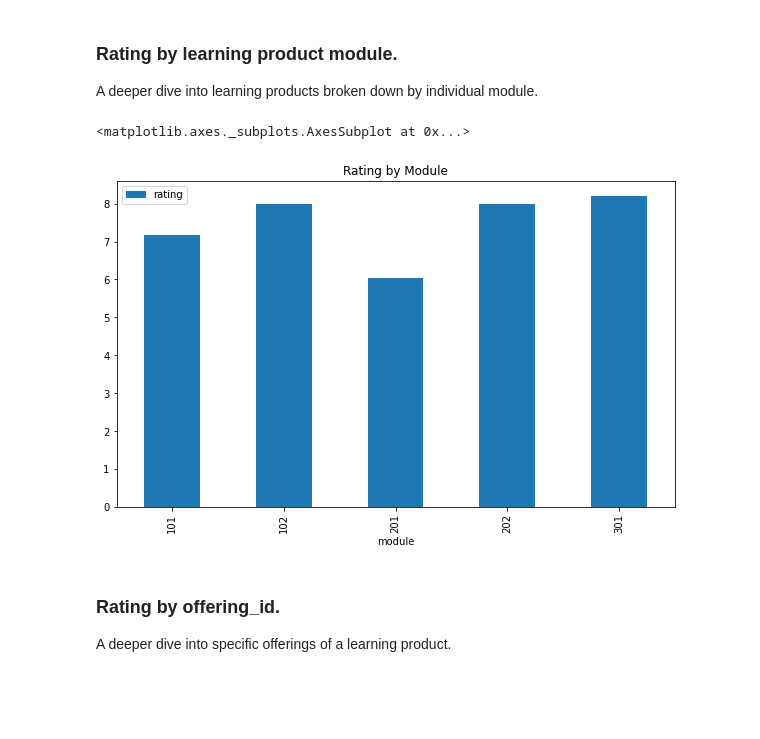
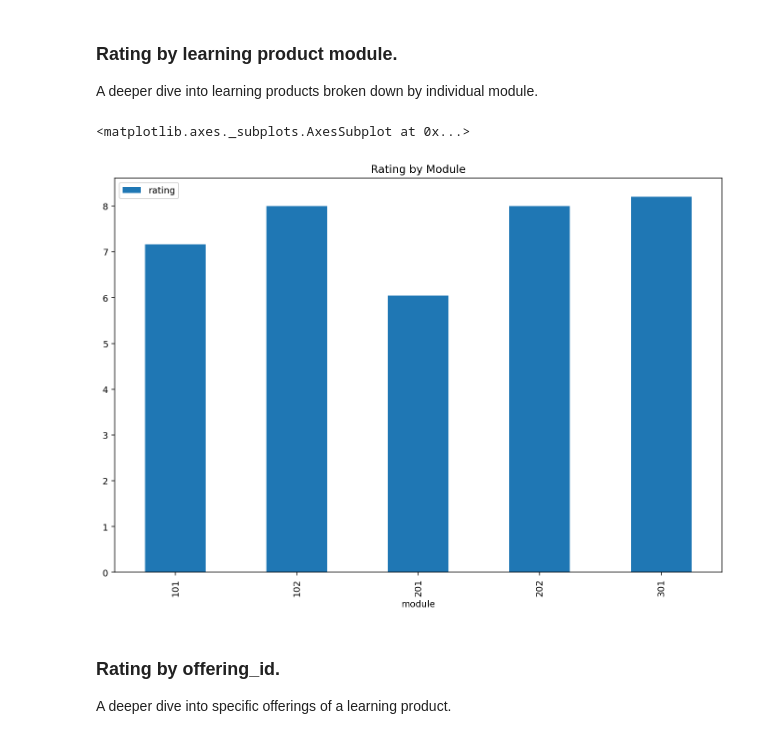
Before and after one commit to ToferC/learner_models, a Jupyter notebook: Evals_analysis.ipynb, the cells around one changed output. Saved outputs shown, nothing was run; the diff lists cells and outputs as text; code cells hidden in the pictures; blank space fills up the shorter version.

```diff
--- a/Evals_analysis.ipynb
+++ b/Evals_analysis.ipynb
@@ -21,6 +21,9 @@ seven_grad=["darkred", "orange", "gold", "dodgerblue", "royalblue", "green", "fo
 seven_diff=["brown", "green", "dodgerblue", "gold", "royalblue", "orange", "forestgreen"]
 
 fsize=(12,8)
+# %%
+# Set DPI for plots
+plt.rcParams["figure.dpi"] = 140
 # %%
 df.columns
 # %% [output]
@@ -118,10 +121,10 @@ rating_offering.groupby("learning_product").agg("mean").plot(kind="bar", title="
 A deeper dive into learning products broken down by individual module.
 # %%
 module_rating = df[["module", "rating"]]
-module_rating.groupby("module").agg("mean").plot(kind="bar", title="Rating by Module", figsize=(10,6))
+module_rating.groupby("module").agg("mean").plot(kind="bar", ax=plt.gca(), title="Rating by Module", figsize=fsize)
 # %% [output]
 <matplotlib.axes._subplots.AxesSubplot at 0x...>
-[figure, old version]
+[figure, new version]
 # %% [markdown]
 ### Rating by offering_id.
 A deeper dive into specific offerings of a learning product.
```
Also changed, not shown: parts of 10 cells of this notebook.
